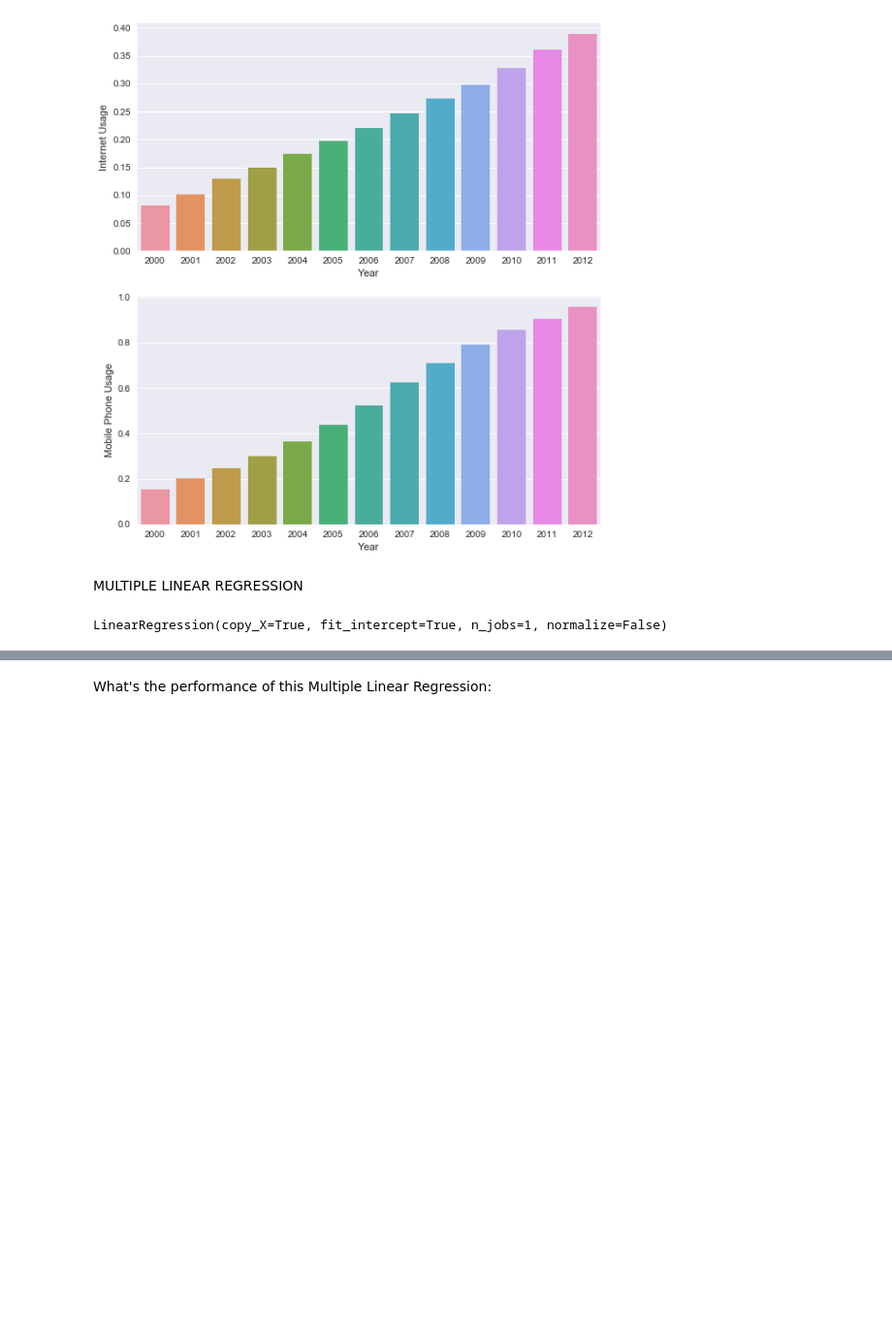
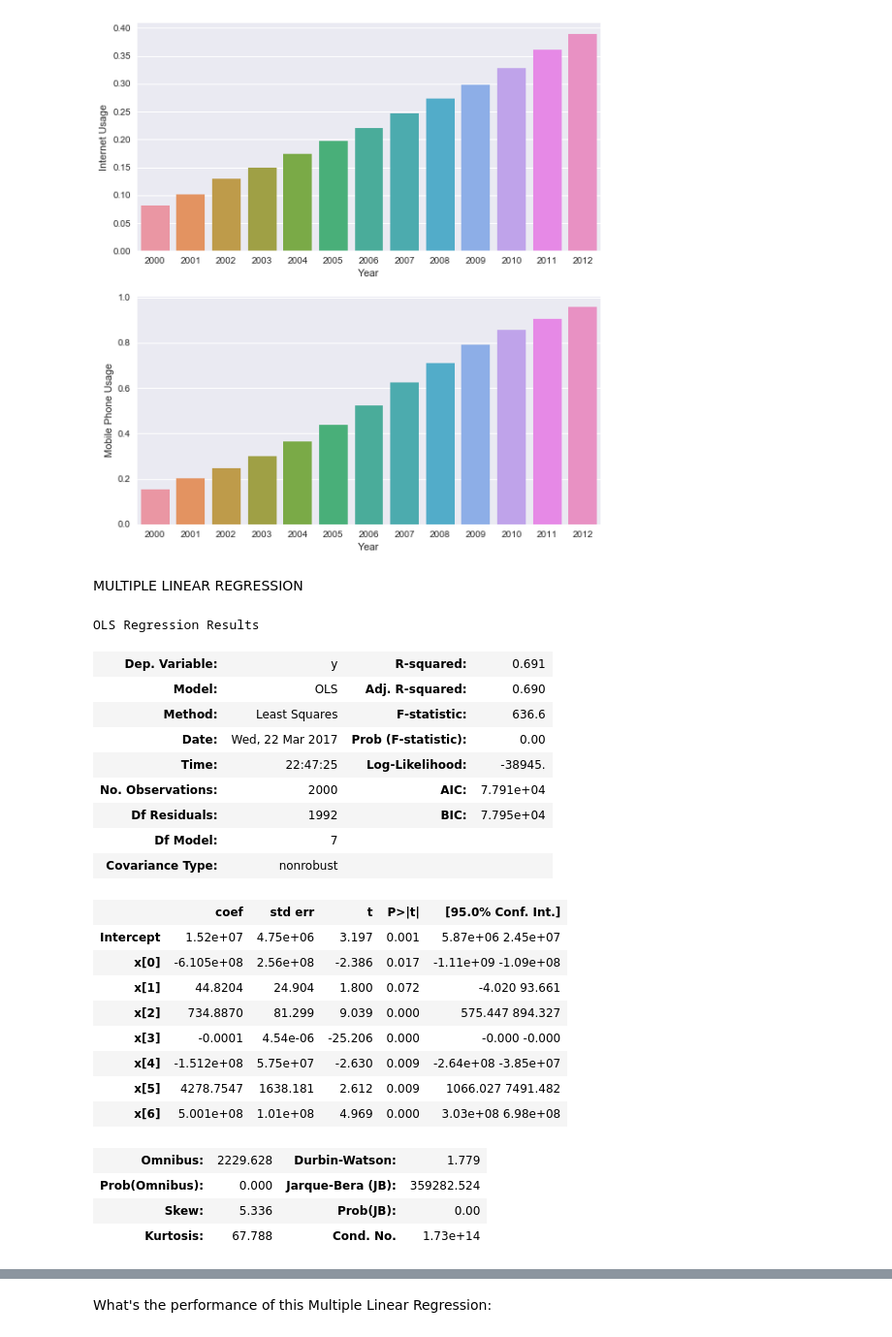
Before and after one commit to sripradhar28/Data-Analysis-of-World-Indicators, a Jupyter notebook: World Indicators Dataset.ipynb, the cells around one changed output, grey strips where cells are left out. Shown: that part at 97% size. Cells and saved outputs as stored; diff of their text form; code cells hidden in the pictures; blank space fills up the shorter version.

```diff
--- a/World Indicators Dataset.ipynb
+++ b/World Indicators Dataset.ipynb
@@ -73,15 +73,39 @@ MULTIPLE LINEAR REGRESSION
 # %%
 import statsmodels.api as sm
 import statsmodels.formula.api as smf
 from sklearn import linear_model
 from sklearn.metrics import mean_squared_error
 train=data[:2000]
 test=data[2000:]
 x=train[['Birth Rate','CO2 Emissions','Energy Usage', 'GDP', 'Health Exp % GDP', 'Health Exp/Capita', 'Infant Mortality Rate']]
 y=train['Population Total']
 xtest=test[['Birth Rate','CO2 Emissions','Energy Usage', 'GDP', 'Health Exp % GDP', 'Health Exp/Capita', 'Infant Mortality Rate']]
 ytest=test['Population Total']
-linReg=linear_model.LinearRegression()
-linReg.fit(x,y)
+linReg=smf.ols(formula='y~x', data=train).fit()
+linReg.summary()
+#linReg=linear_model.LinearRegression()
+#linReg.fit(x,y)
 # %% [output]
-LinearRegression(copy_X=True, fit_intercept=True, n_jobs=1, normalize=False)
+OLS Regression Results
+| Dep. Variable: | y | R-squared: | 0.691 |
+| Model: | OLS | Adj. R-squared: | 0.690 |
+| Method: | Least Squares | F-statistic: | 636.6 |
+| Date: | Wed, 22 Mar 2017 | Prob (F-statistic): | 0.00 |
+| Time: | 22:47:25 | Log-Likelihood: | -38945. |
+| No. Observations: | 2000 | AIC: | 7.791e+04 |
+| Df Residuals: | 1992 | BIC: | 7.795e+04 |
+| Df Model: | 7 |  |  |
+| Covariance Type: | nonrobust |  |  |
+|  | coef | std err | t | P>|t| | [95.0% Conf. Int.] |
+| Intercept | 1.52e+07 | 4.75e+06 | 3.197 | 0.001 | 5.87e+06 2.45e+07 |
+| x[0] | -6.105e+08 | 2.56e+08 | -2.386 | 0.017 | -1.11e+09 -1.09e+08 |
+| x[1] | 44.8204 | 24.904 | 1.800 | 0.072 | -4.020 93.661 |
+| x[2] | 734.8870 | 81.299 | 9.039 | 0.000 | 575.447 894.327 |
+| x[3] | -0.0001 | 4.54e-06 | -25.206 | 0.000 | -0.000 -0.000 |
+| x[4] | -1.512e+08 | 5.75e+07 | -2.630 | 0.009 | -2.64e+08 -3.85e+07 |
+| x[5] | 4278.7547 | 1638.181 | 2.612 | 0.009 | 1066.027 7491.482 |
+| x[6] | 5.001e+08 | 1.01e+08 | 4.969 | 0.000 | 3.03e+08 6.98e+08 |
+| Omnibus: | 2229.628 | Durbin-Watson: | 1.779 |
+| Prob(Omnibus): | 0.000 | Jarque-Bera (JB): | 359282.524 |
+| Skew: | 5.336 | Prob(JB): | 0.00 |
+| Kurtosis: | 67.788 | Cond. No. | 1.73e+14 |
```
Also changed, not shown: parts of 11 cells of this notebook.
